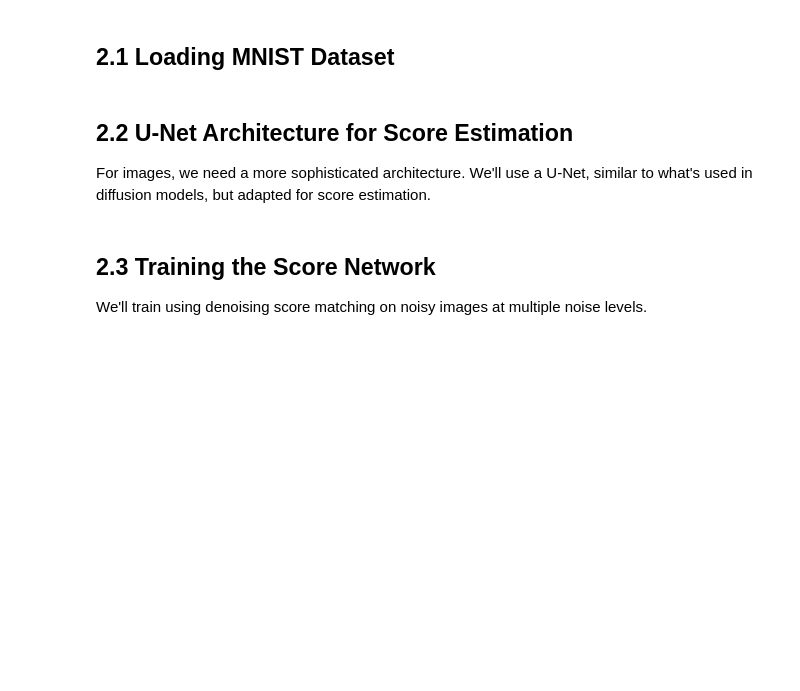
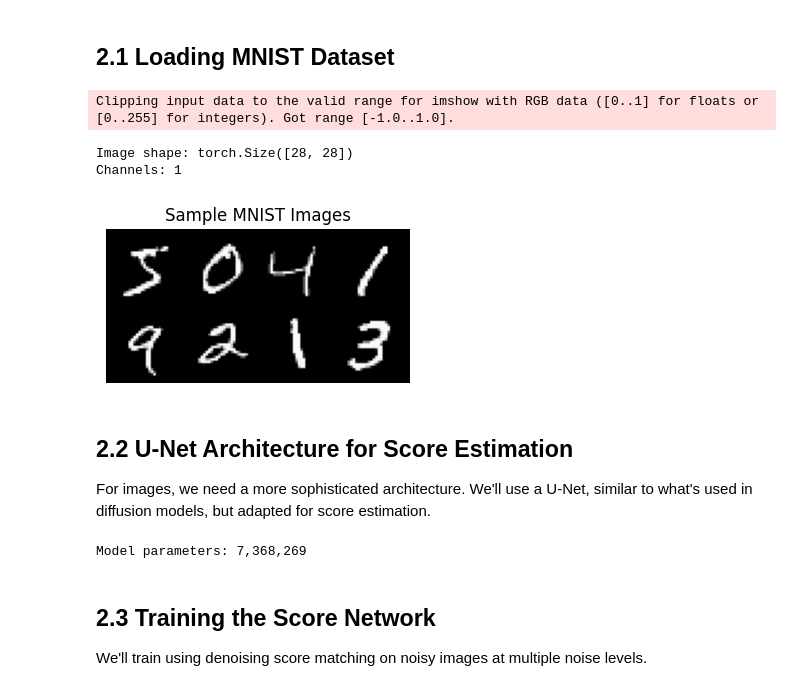
Before and after one commit to Titouaaaan/M2-MIND, a Jupyter notebook: ADL/tme5/score_based.student.ipynb, the cells around one changed output. Saved outputs shown, nothing was run; the diff lists cells and outputs as text; code cells hidden in the pictures; blank space fills up the shorter version.

Commit message:
meh doesnt work for unet mnist

```diff
--- a/ADL/tme5/score_based.student.ipynb
+++ b/ADL/tme5/score_based.student.ipynb
@@ -486,33 +486,39 @@ the connection to diffusion models.
 # %%
 
 # Load MNIST dataset
 transform = transforms.Compose([
-    transforms.ToTensor()  # Converts to [0, 1] range and adds channel dimension
+    transforms.ToTensor(),  # Converts to [0, 1] range and adds channel dimension
+    transforms.Normalize((0.5,), (0.5,))  # norm to -1 1 range
 ])
 
 train_data = datasets.MNIST(
     root='./data',
     train=True,
     download=True,
     transform=transform
 )
 
 # Get image properties
 sample_image = train_data[0][0]
 image_channels = sample_image.shape[0]  # Should be 1 for grayscale MNIST
 image_shape = sample_image.shape[1:]  # (28, 28)
 
 print(f"Image shape: {image_shape}")
 print(f"Channels: {image_channels}")
 
 # Show some images
 sample_images = torch.stack([train_data[i][0] for i in range(8)])
 grid = make_grid(sample_images, nrow=4)
 plt.figure(figsize=(8, 2))
 plt.imshow(grid.permute(1, 2, 0).squeeze().cpu().numpy(), cmap='gray')
 plt.axis('off')
 plt.title("Sample MNIST Images")
 plt.show()
+# %% [output]
+Clipping input data to the valid range for imshow with RGB data ([0..1] for floats or [0..255] for integers). Got range [-1.0..1.0].
+Image shape: torch.Size([28, 28])
+Channels: 1
+[figure, added]
 # %% [markdown]
 
 ## 2.2 U-Net Architecture for Score Estimation
@@ -696,7 +702,17 @@ class ScoreNetwork(nn.Module):
         self.time_dim = time_dim
 
         # À compléter...
-        assert False, 'Code non implémenté'
+        self.embedding_t = nn.Sequential(
+            SinusoidalPositionEmbeddings(time_dim),
+            nn.Linear(time_dim, time_dim),
+            nn.SiLU(),
+        )
+
+        self.unet = Unet(
+            dim=dim,
+            channels=channels,
+            time_dim=time_dim,
+        )
 
     def forward(self, x, sigma):
         """
@@ -707,11 +723,15 @@ class ScoreNetwork(nn.Module):
             score: (batch_size, channels, H, W) - score function
         """
         # À compléter...
-        assert False, 'Code non implémenté'
+        t_embedded = self.embedding_t(sigma)
+        score = self.unet(x, t_embedded)
+        return score
 
 # Initialize model
-model = ScoreNetwork(image_shape[0], image_channels, time_dim=32).to(device)
+model = ScoreNetwork(dim=64, channels=image_channels, time_dim=32).to(device)
 print(f"Model parameters: {sum(p.numel() for p in model.parameters()):,}")
+# %% [output]
+Model parameters: 7,368,269
 # %% [markdown]
 
 ## 2.3 Training the Score Network
```
Also changed, not shown: parts of 5 cells of this notebook.
